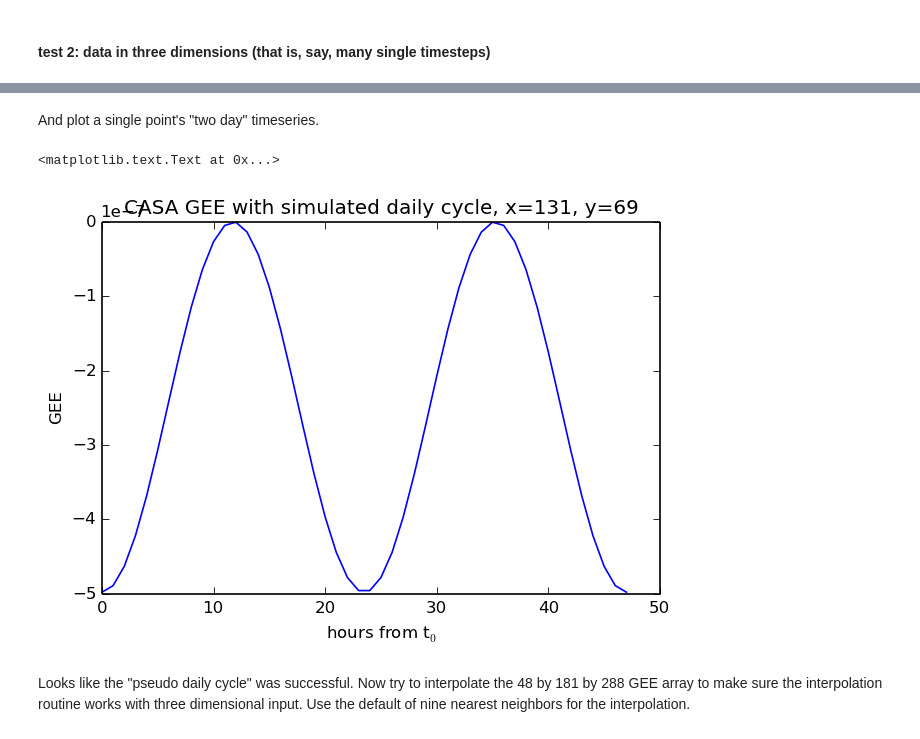
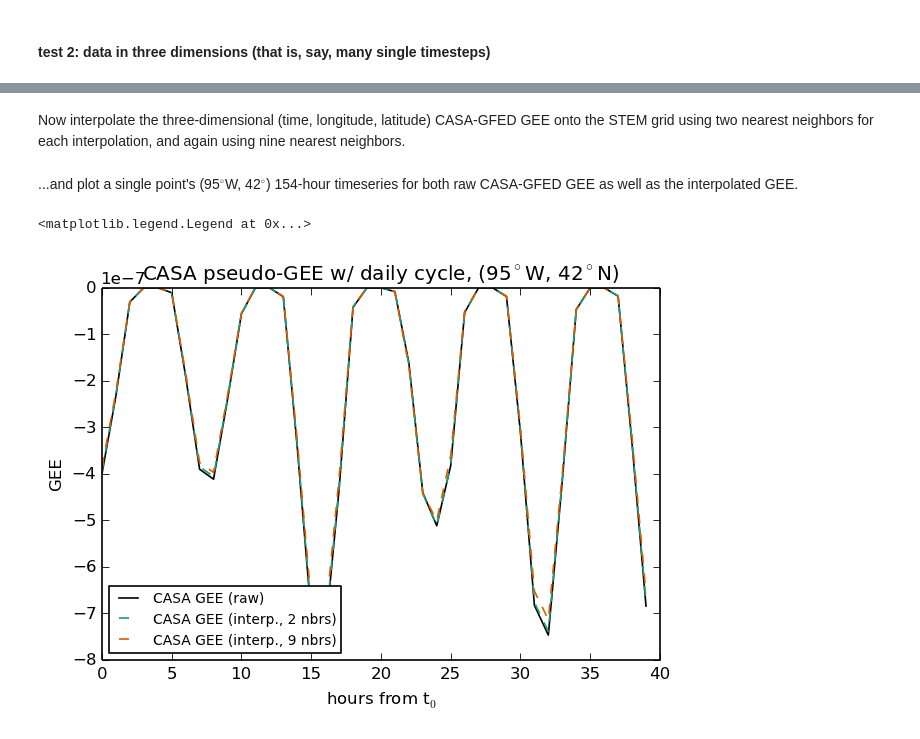
Before and after one commit to Timothy-W-Hilton/STEMPyTools, a Jupyter notebook: spherical_idw_kdtree_interp_module_demo.ipynb, the cells around one changed output, grey strips where cells are left out. Saved outputs shown, nothing was run; the diff lists cells and outputs as text; code cells hidden in the pictures.

```diff
--- a/spherical_idw_kdtree_interp_module_demo.ipynb
+++ b/spherical_idw_kdtree_interp_module_demo.ipynb
@@ -20,12 +200,17 @@ import numpy as np
 import netCDF4
 import matplotlib.cm as cm
 import matplotlib.pyplot as plt
+from matplotlib.font_manager import FontProperties
 import mpl_toolkits.basemap as basemap
 
+
+#get a nice qualitative colormap (details at http://colorbrewer2.org/)
+import brewer2mpl
+cmapdark2 = brewer2mpl.get_map('Dark2', 'Qualitative', number=8).mpl_colors
+
+#nearest neighbor interpolation module
 import idwnn_kdtree_interp as idw_kd
-
 #for parsing STEM grid lat, lon
-sys.path.append('/Users/tim/work/Code/STEM_vis_py/')
 import STEM_parsers as sp
 #for drawing the GEE on a map
 import na_map
@@ -126,16 +297,0 @@ fig5, m5 = plot_mesh(lon_casa, lat_casa, gee3d[20,...],
-# %% [markdown]
-And plot a single point's "two day" timeseries.
-# %%
-np.unravel_index(np.argmin(gee[0,...]), gee.shape)
-plt.plot(np.arange(gee3d.shape[0]), gee3d[:,131, 69])
-plt.title('CASA GEE with simulated daily cycle, x=131, y=69')
-plt.xlabel('hours from t$_0$')
-plt.ylabel('GEE')
-# %% [output]
-<matplotlib.text.Text at 0x...>
-[figure, removed]
-# %% [markdown]
-Looks like the "pseudo daily cycle" was successful.  Now try to
-interpolate the 48 by 181 by 288 GEE array to make sure the
-interpolation routine works with three dimensional input.  Use the
-default of nine nearest neighbors for the interpolation.
@@ -147,0 +298,4 @@ gee3di = gee_stem_grid = idw_kd.spherical_idw_kdtree_interp(lon_casa,
+# %% [markdown]
+Now interpolate the three-dimensional (time, longitude, latitude)
+CASA-GFED GEE onto the STEM grid using two nearest neighbors for each
+interpolation, and again using nine nearest neighbors.
@@ -147,0 +311,47 @@ gee3di = gee_stem_grid = idw_kd.spherical_idw_kdtree_interp(lon_casa,
+# %% [markdown]
+...and plot a single point's (95$^{\circ}$W, 42$^{\circ}$) 154-hour
+timeseries for both raw CASA-GFED GEE as well as the interpolated GEE.
+# %%
+# translate (95W, 42N), all STEM grid coordinates, and all CASA-GFED
+# grid coordinates to Cartesian X, Y, Z.
+x, y, z = idw_kd.lon_lat_to_cartesian(-95, 42)
+x_stem, y_stem, z_stem = idw_kd.lon_lat_to_cartesian(lon_stem, lat_stem)
+x_casa, y_casa, z_casa = idw_kd.lon_lat_to_cartesian(lon_casa, lat_casa)
+# find the indices of the grid cell nearest to (95W, 42N) in STEM and
+# CASA grids
+d_stem, idx_stem_flat = idw_kd.find_nn_3D_kdtree(x_stem, y_stem, z_stem,
+						 x, y, z,
+						 n_nbr=1)
+d_casa, idx_casa_flat = idw_kd.find_nn_3D_kdtree(x_casa, y_casa, z_casa,
+						 x, y, z,
+						 n_nbr=1)
+#inds_stem and inds_casa are flat indices; get the 2-dimensional indices
+idx_stem = np.unravel_index(idx_stem_flat, lon_stem.shape)
+idx_casa = np.unravel_index(idx_casa_flat, lon_casa.shape)
+# now plot the timeseries
+fig, ax = plt.subplots()
+VALS_PER_DAY = 8  #CASA GEE is 3-hourly
+t_idx = np.arange(VALS_PER_DAY * 5)
+line_raw = ax.plot(t_idx,
+                   gee[t_idx, idx_casa[0], idx_casa[1]],
+                   color='black',
+                   label='CASA GEE (raw)')
+line_interp2 = ax.plot(t_idx,
+                      gee_i2[t_idx, idx_stem[0], idx_stem[1]],
+                      color=cmapdark2[0],
+                      linestyle='dashed',
+                      label='CASA GEE (interp., 2 nbrs)')
+line_interp2 = ax.plot(t_idx,
+                      gee_i9[t_idx, idx_stem[0], idx_stem[1]],
+                      color=cmapdark2[1],
+                      linestyle='dashed',
+                      label='CASA GEE (interp., 9 nbrs)')
+plt.title('CASA pseudo-GEE w/ daily cycle, (95$^{\circ}$W, 42$^{\circ}$N)')
+plt.xlabel('hours from t$_0$')
+plt.ylabel('GEE')
+fontP = FontProperties()
+fontP.set_size('small')
+plt.legend(loc='best', prop=fontP)
+# %% [output]
+<matplotlib.legend.Legend at 0x...>
+[figure, added]
```
Also changed, not shown: parts of 17 cells of this notebook, 1 other file.
